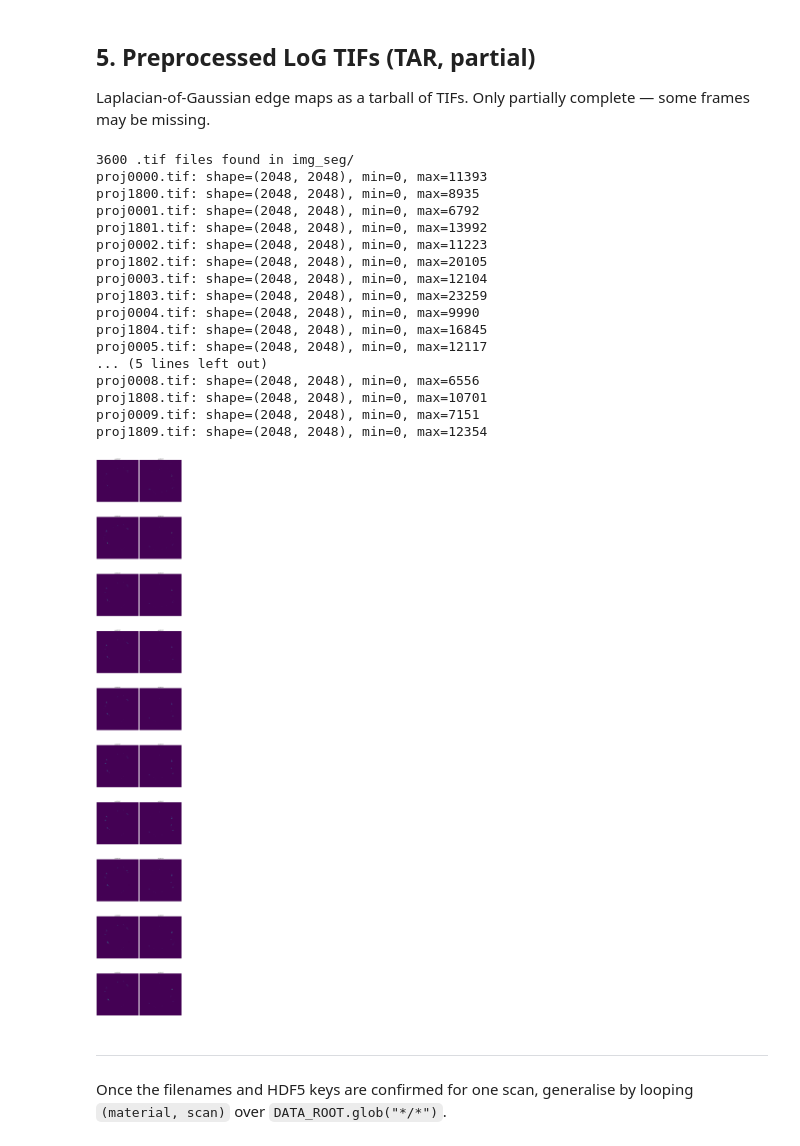
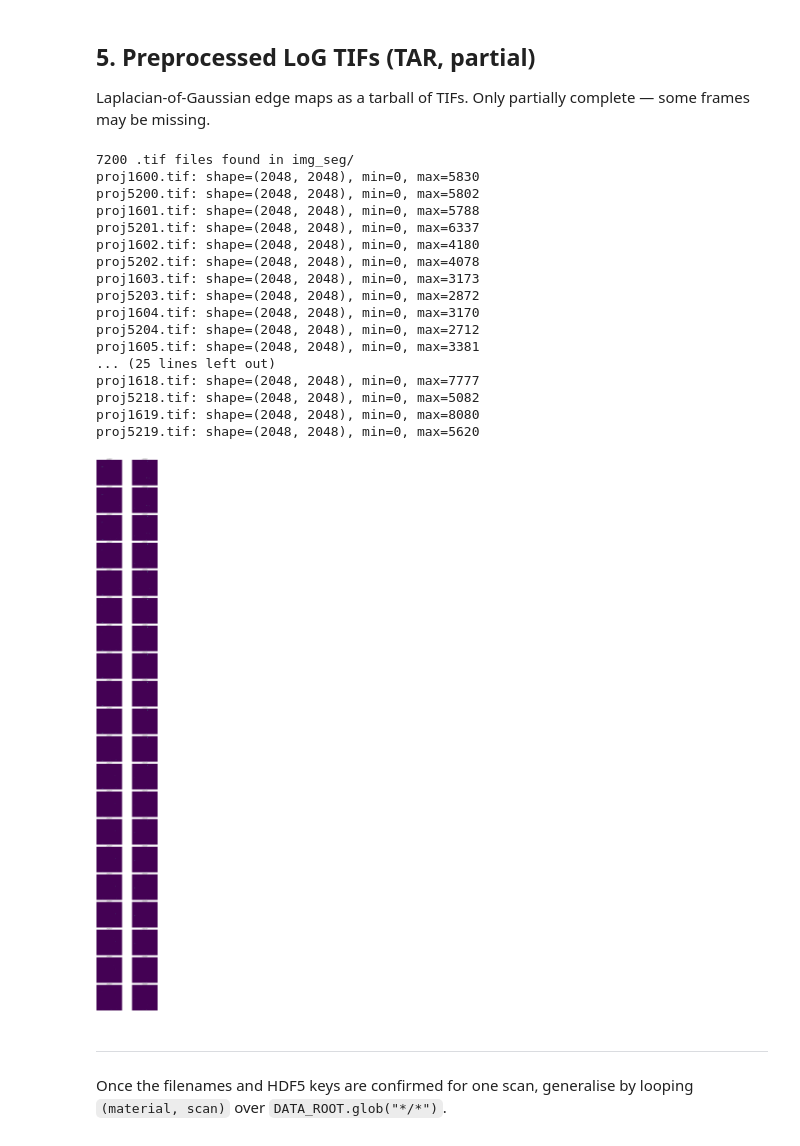
Before and after one commit to bluepineapple2000/CodeMA, a Jupyter notebook: extract_spots/inspect_data.ipynb, the cells around one changed output. Saved outputs shown, nothing was run; the diff lists cells and outputs as text; code cells hidden in the pictures.

Commit message:
augmented data + some changes to augmentation pipeline and spot extraction

```diff
--- a/extract_spots/inspect_data.ipynb
+++ b/extract_spots/inspect_data.ipynb
@@ -20,5 +21,5 @@ import matplotlib.pyplot as plt
 # %%
-DATA_ROOT = Path(r"../../data_esrf/")
+DATA_ROOT = Path(r"../../data_esrf/mnt")
 
 # Registry of all scans. `main` = primary frame stack (3D, uint16 or float32).
 # Optional: `pre` (precomputed float32 preprocessed), `log_tar` (LoG-TIF tar).
@@ -38,7 +39,7 @@ DATASETS = {
 }
 
 # === SELECT SCAN ===  change this one line, re-run setup, then run sections below
-MATERIAL = "Al"
+MATERIAL = "Iron"
 
 entry     = DATASETS[MATERIAL]
 SCAN_DIR  = DATA_ROOT / MATERIAL
@@ -48,8 +49,8 @@ PRE_KEY   = entry.get("pre_key",  "image/data")
 SEG_KEY   = entry.get("seg_key",  "segvol")
 
 N_HALF          = 10
-FRIEDEL_OFFSET  = 1800       # frames = 180° at 0.1°/frame
-START           = 1200       # side A start; side B = START + FRIEDEL_OFFSET
+FRIEDEL_OFFSET  = 3600       # frames = 180° at 0.1°/frame
+START           = 340      # side A start; side B = START + FRIEDEL_OFFSET
 
 def peek_h5(path):
   with h5py.File(path, "r") as f:
@@ -69,8 +70,20 @@ def load_batch_pair(ds, start=START, n=N_HALF, offset=FRIEDEL_OFFSET):
   b = ds[sb : min(ds.shape[0], sb + n)]
   return start, a, sb, b
 
+def image_contrast(frame, low=1, high=99.7, gamma=0.45):
+  """Robust display scaling that brightens faint nonzero diffraction points."""
+  values = frame[np.isfinite(frame) & (frame > 0)]
+  if values.size == 0:
+      return {}
+  vmin, vmax = np.percentile(values, [low, high])
+  if vmax <= vmin:
+      vmax = values.max()
+  if vmax <= vmin:
+      return {}
+  return {"norm": mcolors.PowerNorm(gamma=gamma, vmin=vmin, vmax=vmax)}
+
 def show_montage_pair(batch_a, start_a, batch_b, start_b,
-                      cmap="gray", suptitle=None, frame_size=6):
+                      cmap="gray", suptitle=None, frame_size=6, brighten=True):
   """Display two batches side-by-side as two columns of full-resolution frames."""
   n = max(len(batch_a), len(batch_b))
   fig, axes = plt.subplots(n, 2, figsize=(2 * frame_size, frame_size * n))
@@ -82,7 +95,8 @@ def show_montage_pair(batch_a, start_a, batch_b, start_b,
       for i in range(n):
           ax = axes[i, col]
           if i < len(batch):
-              ax.imshow(batch[i], cmap=cmap)
+              contrast = image_contrast(batch[i]) if brighten else {}
+              ax.imshow(batch[i], cmap=cmap, **contrast)
               ax.set_title(f"{side}   ω={s0 + i}", fontsize=11)
           ax.axis("off")
   if suptitle:
@@ -239,52 +231,52 @@ tif_files = sorted(img_seg_path.glob("*.tif"))
 print(f"{len(tif_files)} .tif files found in img_seg/")
 
 # First 5 and comparison range
-first_indices = range(0, 10)        # 0001–0006
-compare_indices = range(1800, 1810)  # 0180–0184
+first_indices = range(1600, 1620)        # 0001–0006
+compare_indices = range(5200, 5220)  # 0180–0184
 
-fig, axes = plt.subplots(10, 2, figsize=(15, 100))
+fig, axes = plt.subplots(20, 2, figsize=(15, 100))
 
 for row, (i1, i2) in enumerate(zip(first_indices, compare_indices)):
 
     # Build filenames
     p1 = img_seg_path / f"proj{i1:04d}.tif"
     p2 = img_seg_path / f"proj{i2:04d}.tif"
 
     # Load images
     img1 = np.array(Image.open(p1))
     img2 = np.array(Image.open(p2))
 
     print(f"{p1.name}: shape={img1.shape}, min={img1.min()}, max={img1.max()}")
     print(f"{p2.name}: shape={img2.shape}, min={img2.min()}, max={img2.max()}")
 
     # Left column
     axes[row, 0].imshow(img1, cmap="viridis")
     axes[row, 0].set_title(p1.name)
     axes[row, 0].axis("off")
 
     # Right column (mirrored horizontally)
     axes[row, 1].imshow(np.fliplr(img2), cmap="viridis")
     axes[row, 1].set_title(p2.name)
     axes[row, 1].axis("off")
 
 plt.tight_layout()
 plt.show()
 # %% [output]
-3600 .tif files found in img_seg/
-proj0000.tif: shape=(2048, 2048), min=0, max=11393
-proj1800.tif: shape=(2048, 2048), min=0, max=8935
-proj0001.tif: shape=(2048, 2048), min=0, max=6792
-proj1801.tif: shape=(2048, 2048), min=0, max=13992
-proj0002.tif: shape=(2048, 2048), min=0, max=11223
-proj1802.tif: shape=(2048, 2048), min=0, max=20105
-proj0003.tif: shape=(2048, 2048), min=0, max=12104
-proj1803.tif: shape=(2048, 2048), min=0, max=23259
-proj0004.tif: shape=(2048, 2048), min=0, max=9990
-proj1804.tif: shape=(2048, 2048), min=0, max=16845
-proj0005.tif: shape=(2048, 2048), min=0, max=12117
-... (5 lines left out)
-proj0008.tif: shape=(2048, 2048), min=0, max=6556
-proj1808.tif: shape=(2048, 2048), min=0, max=10701
-proj0009.tif: shape=(2048, 2048), min=0, max=7151
-proj1809.tif: shape=(2048, 2048), min=0, max=12354
+7200 .tif files found in img_seg/
+proj1600.tif: shape=(2048, 2048), min=0, max=5830
+proj5200.tif: shape=(2048, 2048), min=0, max=5802
+proj1601.tif: shape=(2048, 2048), min=0, max=5788
+proj5201.tif: shape=(2048, 2048), min=0, max=6337
+proj1602.tif: shape=(2048, 2048), min=0, max=4180
+proj5202.tif: shape=(2048, 2048), min=0, max=4078
+proj1603.tif: shape=(2048, 2048), min=0, max=3173
+proj5203.tif: shape=(2048, 2048), min=0, max=2872
+proj1604.tif: shape=(2048, 2048), min=0, max=3170
+proj5204.tif: shape=(2048, 2048), min=0, max=2712
+proj1605.tif: shape=(2048, 2048), min=0, max=3381
+... (25 lines left out)
+proj1618.tif: shape=(2048, 2048), min=0, max=7777
+proj5218.tif: shape=(2048, 2048), min=0, max=5082
+proj1619.tif: shape=(2048, 2048), min=0, max=8080
+proj5219.tif: shape=(2048, 2048), min=0, max=5620
-[figure, old version]
+[figure, new version]
```
Also changed, not shown: parts of 6 cells of this notebook, 6 other files.
